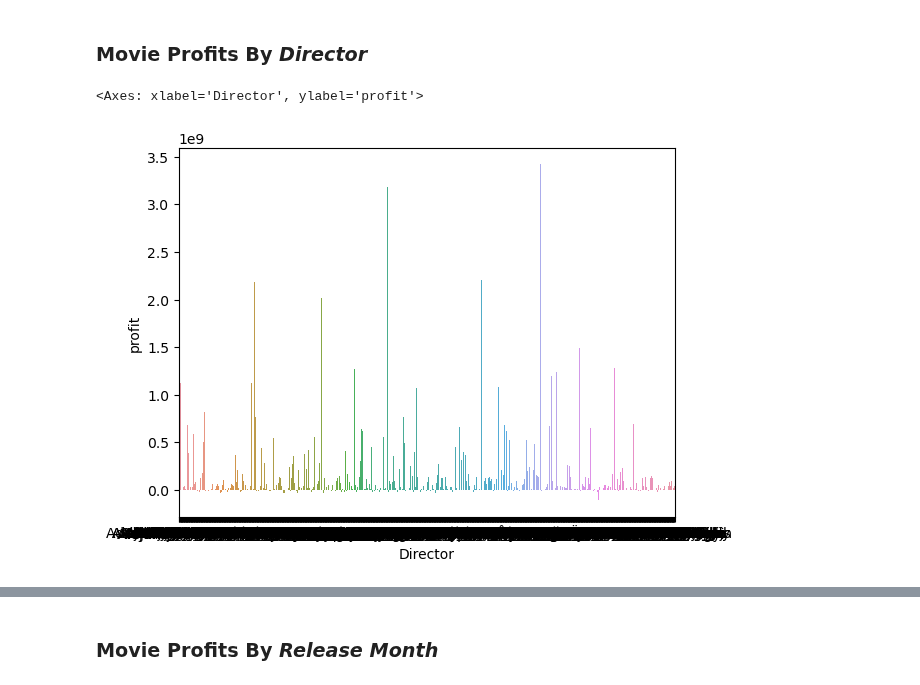
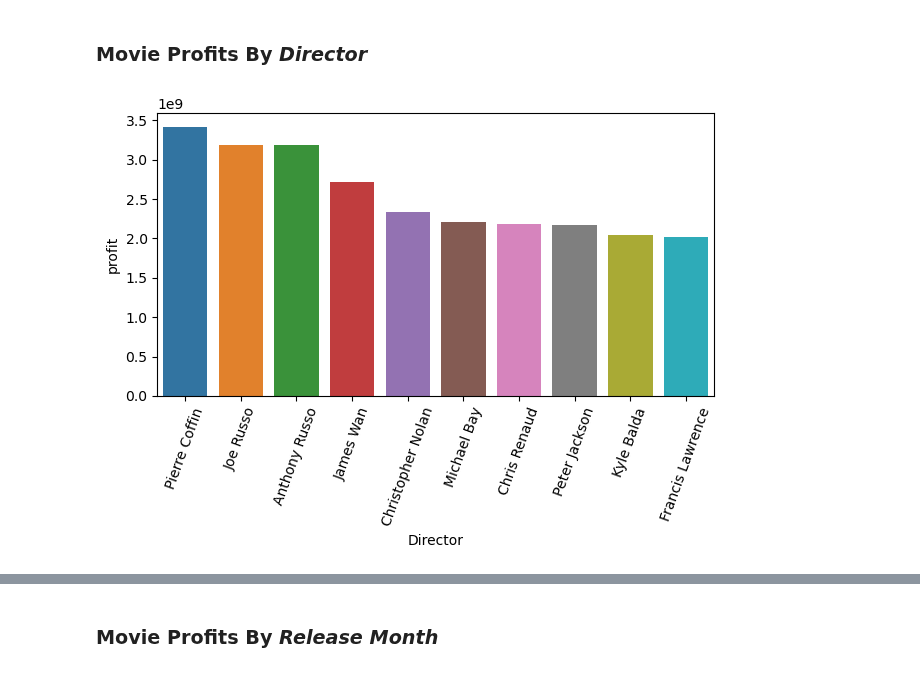
Before and after one commit to scarlettvalentin/movie_studio_project, a Jupyter notebook: notebook.ipynb, the cells around one changed output, grey strips where cells are left out. Drawn from its saved outputs; the diff is of its cells as text; code cells hidden in the pictures.

Commit message:
Movie Profits By Director graph first draft in EDA

```diff
--- a/notebook.ipynb
+++ b/notebook.ipynb
@@ -541,19 +541,21 @@ KeyError: 'Genre'
 # %%
 # Split the "Directors" column into multiple rows, so each director has their own row
 df_directors = movies_data.assign(Director=movies_data['Directors'].str.split(', ')).explode('Director')
 
 # Group by director and sum the profits
 profits_by_director = df_directors.groupby('Director')['profit'].sum()
 
-top_ten_directors = profits_by_director.reset_index()
+top_ten_directors = profits_by_director.reset_index().sort_values(by='profit', ascending=False)[0:10]
 
 # Display the profits grouped by director
 profits_by_director.head()
 
-sns.barplot(data=profits_by_director, x='Director', y='profit')
+
+sns.barplot(data=top_ten_directors, x='Director', y='profit')
+plt.xticks(rotation=70)
+plt.tight_layout()
 # %% [output]
-<Axes: xlabel='Director', ylabel='profit'>
-[figure, old version]
+[figure, new version]
 # %%
 movies_groupby_director = movies_data.groupby(by='Directors', group_keys=True)
 movies_groupby_director.head()
```
